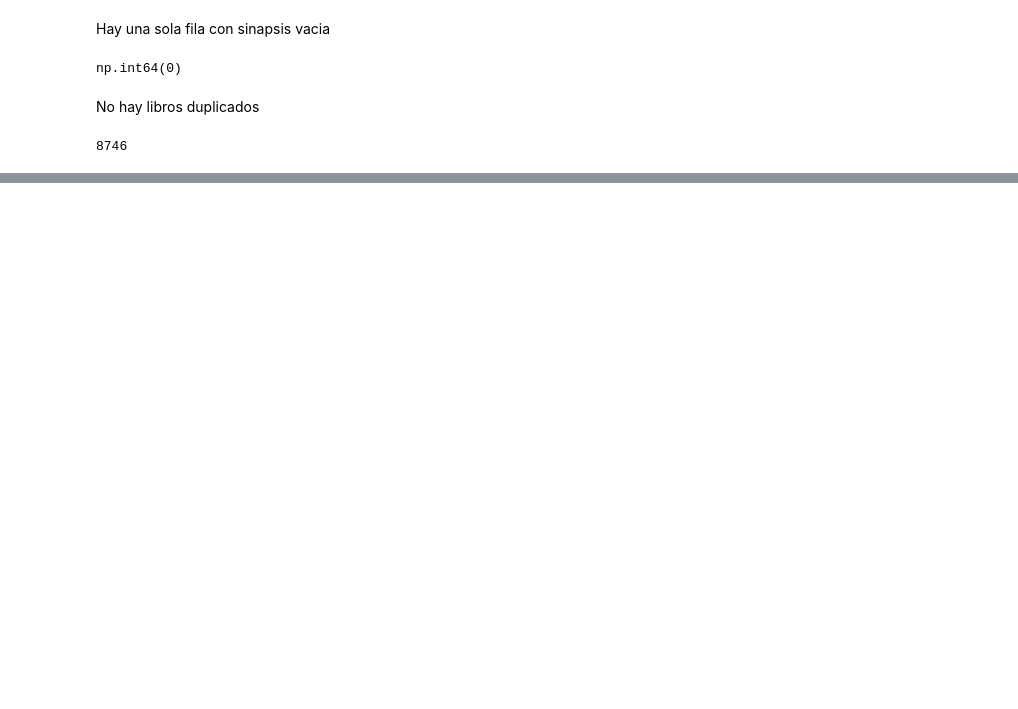
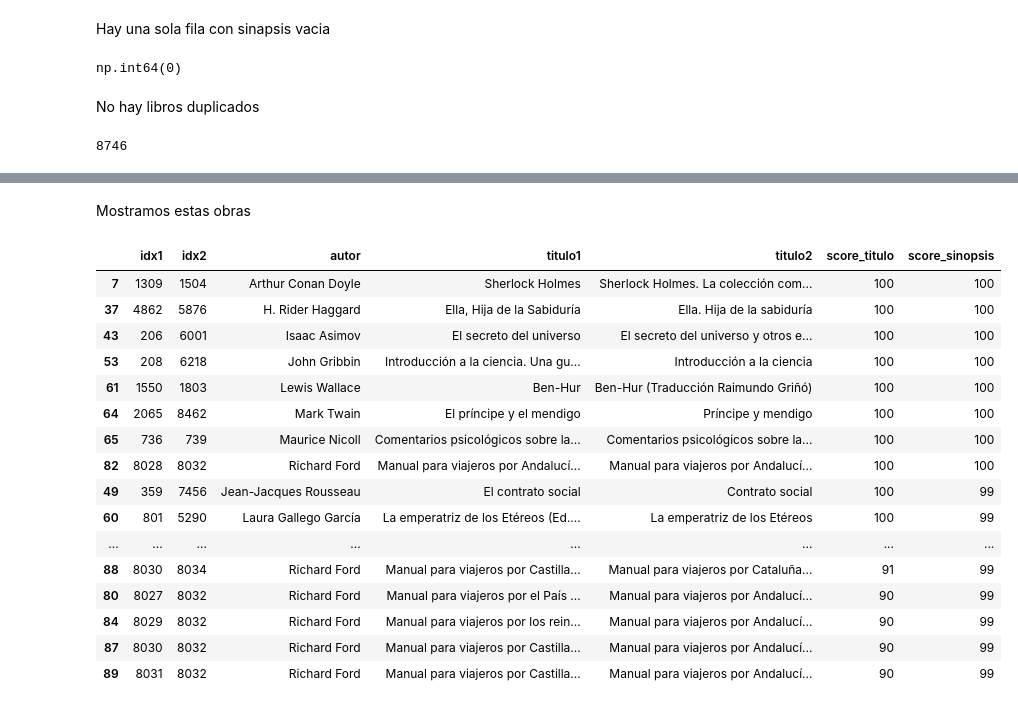
Before and after one commit to manuellazarte/Procesamiento-del-Lenguaje-Natural, a Jupyter notebook: ej3/ej3.ipynb, the cells around one changed output, grey strips where cells are left out. Saved outputs shown, nothing was run; the diff lists cells and outputs as text; code cells hidden in the pictures; blank space fills up the shorter version.

Commit message:
agrego busqueda de posibles obras iguales

```diff
--- a/ej3/ej3.ipynb
+++ b/ej3/ej3.ipynb
@@ -88,0 +202,10 @@ Libros eliminados por sinopsis iguales: 131
+# %%
+pares["score_sinopsis"] = pares.apply(
+    lambda fila: fuzz.token_set_ratio(
+        df.loc[fila["idx1"], "synopsis"],
+        df.loc[fila["idx2"], "synopsis"]
+    ),
+    axis=1
+)
+
+display(pares.head())
@@ -88,0 +221,9 @@ Libros eliminados por sinopsis iguales: 131
+# %%
+obras_iguales = pares[
+    pares["score_sinopsis"] >= 80
+].sort_values(
+    ["score_titulo", "score_sinopsis"],
+    ascending=False
+)
+
+print(f"Posibles obras iguales: {len(obras_iguales)}")
@@ -88,0 +243,34 @@ Libros eliminados por sinopsis iguales: 131
+# %% [markdown]
+Mostramos estas obras
+# %%
+display(
+    obras_iguales[
+        [
+            "idx1",
+            "idx2",
+            "autor",
+            "titulo1",
+            "titulo2",
+            "score_titulo",
+            "score_sinopsis"
+        ]
+    ]
+)
+# %% [output]
+|  | idx1 | idx2 | autor | titulo1 | titulo2 | score_titulo | score_sinopsis |
+| 7 | 1309 | 1504 | Arthur Conan Doyle | Sherlock Holmes | Sherlock Holmes. La colección com... | 100 | 100 |
+| 37 | 4862 | 5876 | H. Rider Haggard | Ella, Hija de la Sabiduría | Ella. Hija de la sabiduría | 100 | 100 |
+| 43 | 206 | 6001 | Isaac Asimov | El secreto del universo | El secreto del universo y otros e... | 100 | 100 |
+| 53 | 208 | 6218 | John Gribbin | Introducción a la ciencia. Una gu... | Introducción a la ciencia | 100 | 100 |
+| 61 | 1550 | 1803 | Lewis Wallace | Ben-Hur | Ben-Hur (Traducción Raimundo Griñó) | 100 | 100 |
+| 64 | 2065 | 8462 | Mark Twain | El príncipe y el mendigo | Príncipe y mendigo | 100 | 100 |
+| 65 | 736 | 739 | Maurice Nicoll | Comentarios psicológicos sobre la... | Comentarios psicológicos sobre la... | 100 | 100 |
+| 82 | 8028 | 8032 | Richard Ford | Manual para viajeros por Andalucí... | Manual para viajeros por Andalucí... | 100 | 100 |
+| 49 | 359 | 7456 | Jean-Jacques Rousseau | El contrato social | Contrato social | 100 | 99 |
+| 60 | 801 | 5290 | Laura Gallego García | La emperatriz de los Etéreos (Ed.... | La emperatriz de los Etéreos | 100 | 99 |
+| ... | ... | ... | ... | ... | ... | ... | ... |
+| 88 | 8030 | 8034 | Richard Ford | Manual para viajeros por Castilla... | Manual para viajeros por Cataluña... | 91 | 99 |
+| 80 | 8027 | 8032 | Richard Ford | Manual para viajeros por el País ... | Manual para viajeros por Andalucí... | 90 | 99 |
+| 84 | 8029 | 8032 | Richard Ford | Manual para viajeros por los rein... | Manual para viajeros por Andalucí... | 90 | 99 |
+| 87 | 8030 | 8032 | Richard Ford | Manual para viajeros por Castilla... | Manual para viajeros por Andalucí... | 90 | 99 |
+| 89 | 8031 | 8032 | Richard Ford | Manual para viajeros por Castilla... | Manual para viajeros por Andalucí... | 90 | 99 |
```
Also changed, not shown: parts of 17 cells of this notebook, 1 other file.
